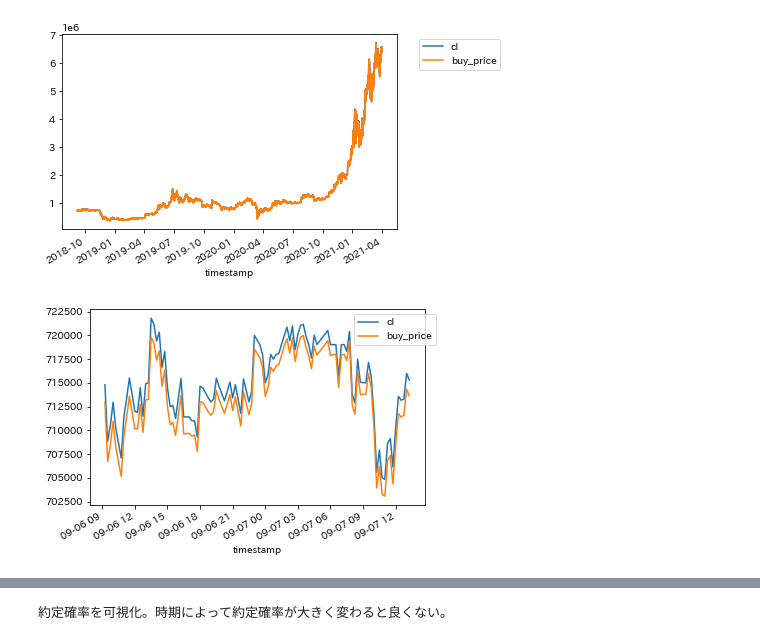
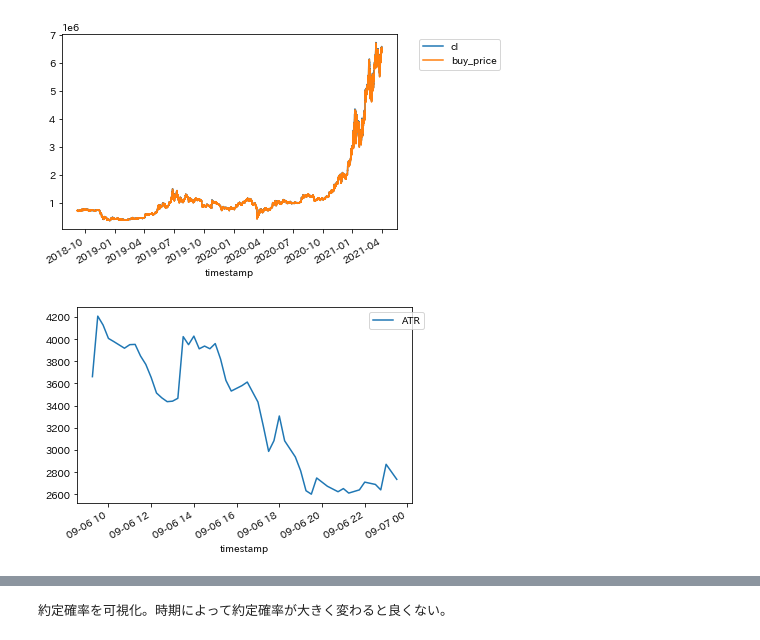
Before and after one commit to n3232/mlbot_tutorial, a Jupyter notebook: work/tutorial.ipynb, the cells around one changed output, grey strips where cells are left out. Cells and saved outputs as stored; diff of their text form; code cells hidden in the pictures.

```diff
--- a/work/tutorial.ipynb
+++ b/work/tutorial.ipynb
@@ -540,16 +540,18 @@ plt.show()
 # %% [output]
 [figure]
 # %%
-df2 = df.iloc[1:100]#行番号でスライス
-df2['cl'].plot(label='cl')
-df2['buy_price'].plot(label='buy_price')
+df2 = df.iloc[1:50]#行番号でスライス
+# df2['cl'].plot(label='cl')
+df2['ATR'].plot(label='ATR')
+# df2['buy_price'].plot(label='buy_price')
+# df2['sell_price'].plot(label='sell_price')
 
 # df[''].rolling(1000).mean().plot(label='売り')
 # plt.title('約定確率の推移')
 plt.legend(bbox_to_anchor=(1.05, 1))
 plt.show()
 # %% [output]
-[figure, old version]
+[figure, new version]
 # %%
 # Force Entry Priceの計算
 df['buy_fep'], df['buy_fet'] = calc_force_entry_price(
```
